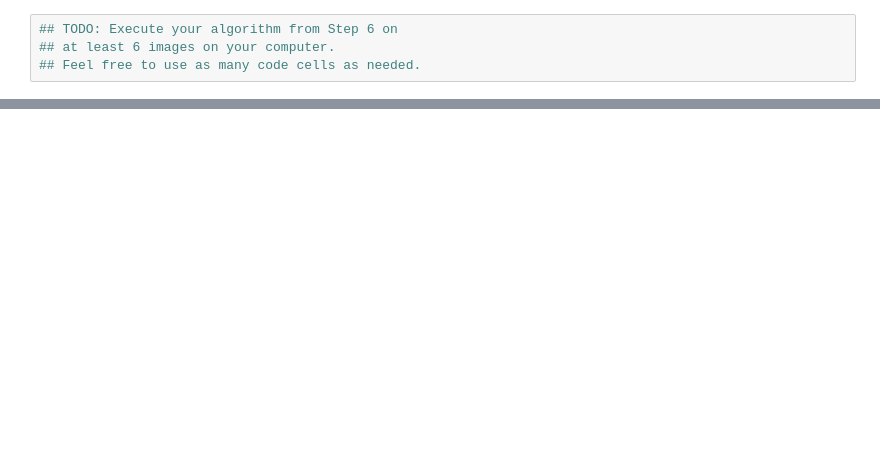
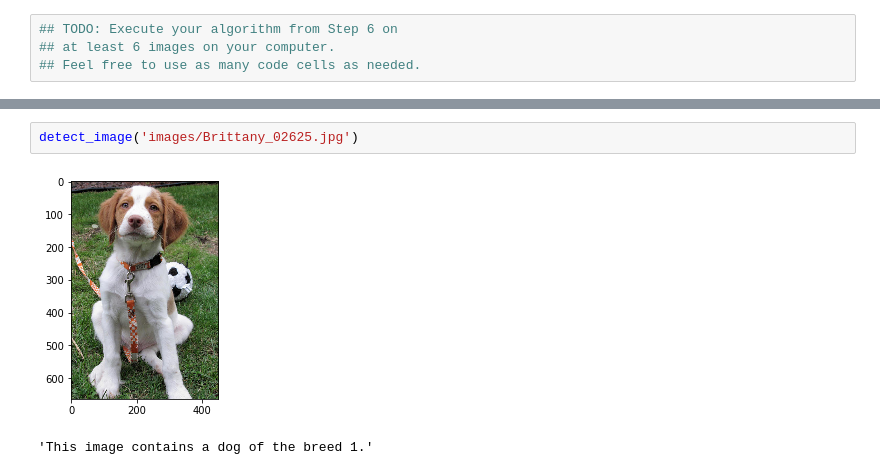
Before and after one commit to elgrande-nl/Dog-Identification-App, a Jupyter notebook: dog_app.ipynb, the cells around one changed output, grey strips where cells are left out. Saved outputs shown, nothing was run; the diff lists cells and outputs as text; blank space fills up the shorter version.

```diff
--- a/dog_app.ipynb
+++ b/dog_app.ipynb
@@ -724,0 +860,5 @@ __Answer:__
+# %%
+detect_image('images/Brittany_02625.jpg')
+# %% [output]
+[figure, added]
+'This image contains a dog of the breed 1.'
```
Also changed, not shown: parts of 28 cells of this notebook.
